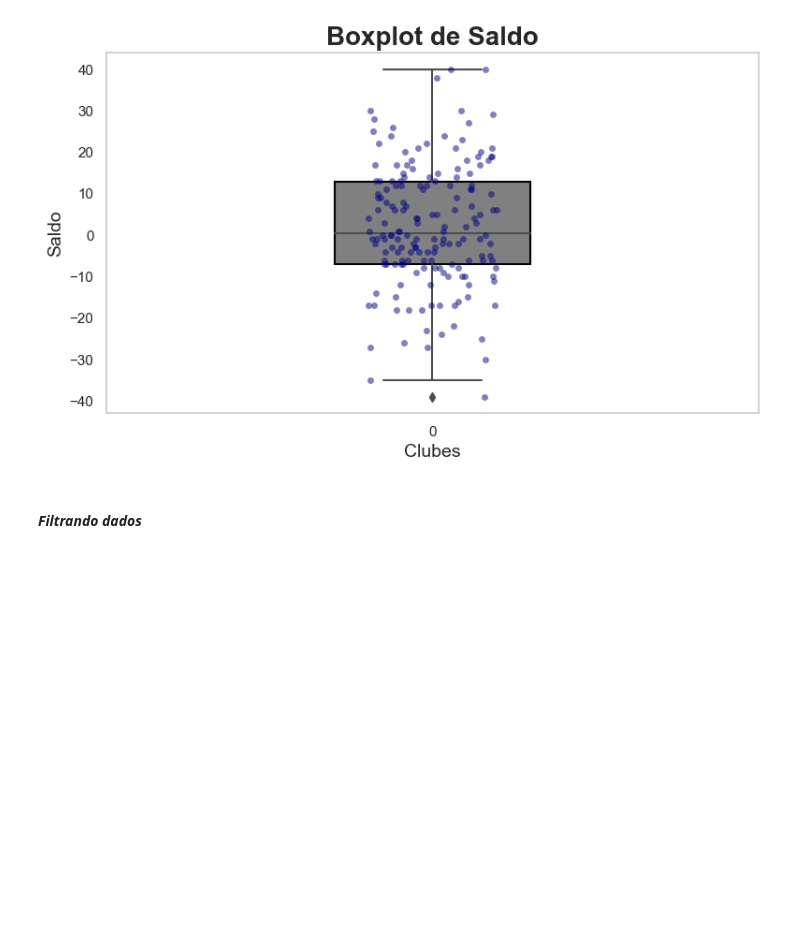
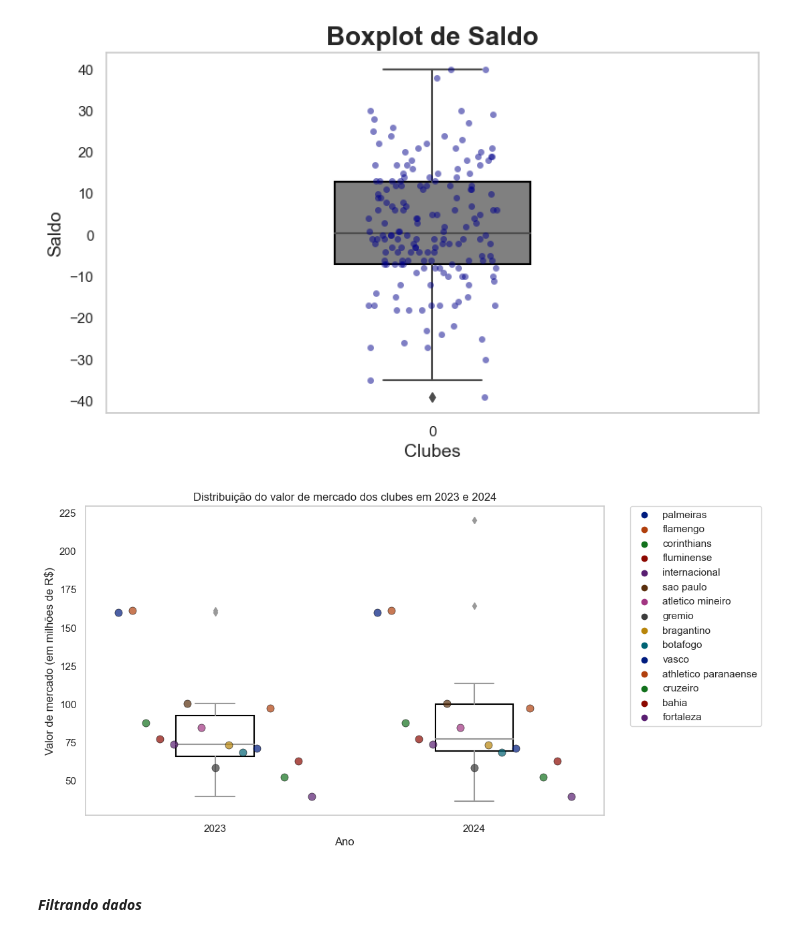
Before and after one commit to AVTBrasil/An-lise-de-Dados-no-Futebol, a Jupyter notebook: Analise_de_dados.ipynb, the cells around one changed output. Drawn from its saved outputs; the diff is of its cells as text; code cells hidden in the pictures; blank space fills up the shorter version.

```diff
--- a/Analise_de_dados.ipynb
+++ b/Analise_de_dados.ipynb
@@ -190,6 +190,32 @@ plt.grid(False)
 plt.show()
 # %% [output]
 [figure]
+# %%
+import seaborn as sns
+import matplotlib.pyplot as plt
+import pandas as pd
+
+df_valor_time['Ano'] = '2023'
+df_valor_time_2024 = df_valor_time.copy()
+df_valor_time_2024['Ano'] = '2024'
+df_combined = pd.concat([df_valor_time[['Clube', 'Valor_2023', 'Ano']],
+                          df_valor_time_2024[['Clube', 'Valor_2024', 'Ano']]])
+
+plt.figure(figsize=(10, 6))
+sns.boxplot(data=df_combined, x='Ano', y='Valor_2023', color='white',
+            width=0.3, boxprops=dict(edgecolor='black'))
+sns.boxplot(data=df_combined, x='Ano', y='Valor_2024', color='white',
+            width=0.3, boxprops=dict(edgecolor='black'))
+sns.stripplot(data=df_combined, x='Ano', y='Valor_2023', hue='Clube',
+jitter=True, dodge=True, linewidth=0.5, edgecolor='black', alpha=0.7, size=8, palette = 'dark')
+
+plt.ylabel('Valor de mercado (em milhões de R$)')
+plt.title('Distribuição do valor de mercado dos clubes em 2023 e 2024')
+plt.grid(False)
+plt.legend(bbox_to_anchor=(1.05, 1), loc='upper left', borderaxespad=0.)
+plt.show()
+# %% [output]
+[figure, added]
 # %% [markdown]
 #### *Filtrando dados* ####
 # %%
```
Also changed, not shown: parts of 2 cells of this notebook.
